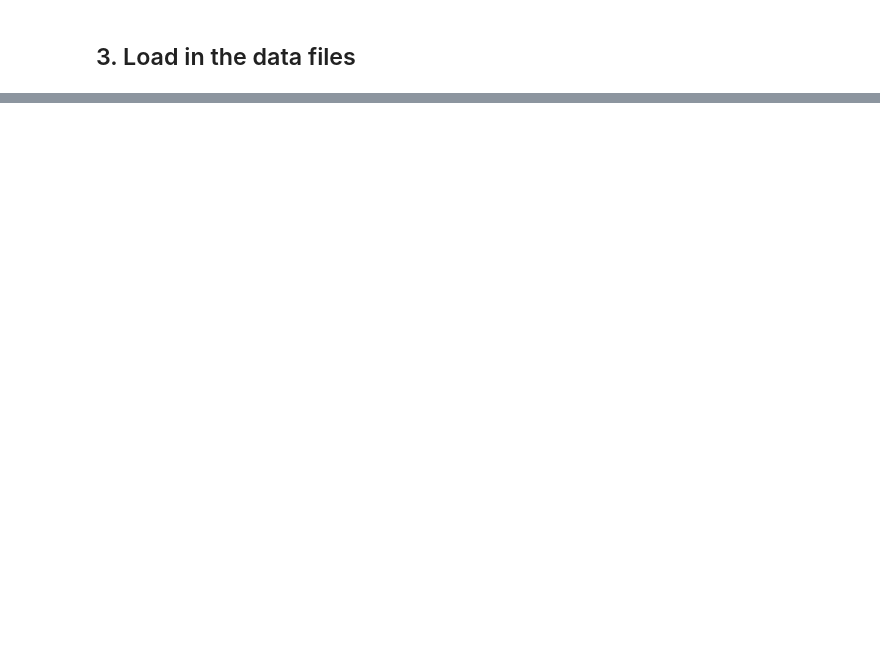
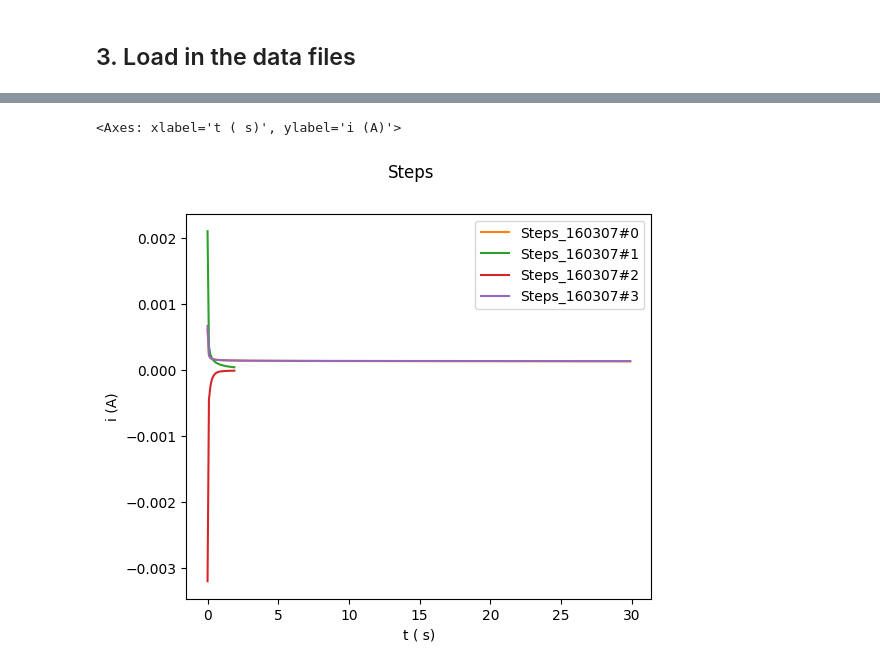
Before and after one commit to Guswib/EC4py, a Jupyter notebook: dev/Step_Data/Load_StepFiles.ipynb, the cells around one changed output, grey strips where cells are left out. Drawn from its saved outputs; the diff is of its cells as text; code cells hidden in the pictures; blank space fills up the shorter version.

```diff
--- a/dev/Step_Data/Load_StepFiles.ipynb
+++ b/dev/Step_Data/Load_StepFiles.ipynb
@@ -42,2 +69,9 @@ e.plot()
+# %%
+e =Step_Datas("")
+e.datas = d[0:4]
+e.plot()
+# %% [output]
+<Axes: xlabel='t ( s)', ylabel='i (A)'>
+[figure, added]
 # %%
 e =Step_Datas("")
```
Also changed, not shown: parts of 9 cells of this notebook, 3 other files.
